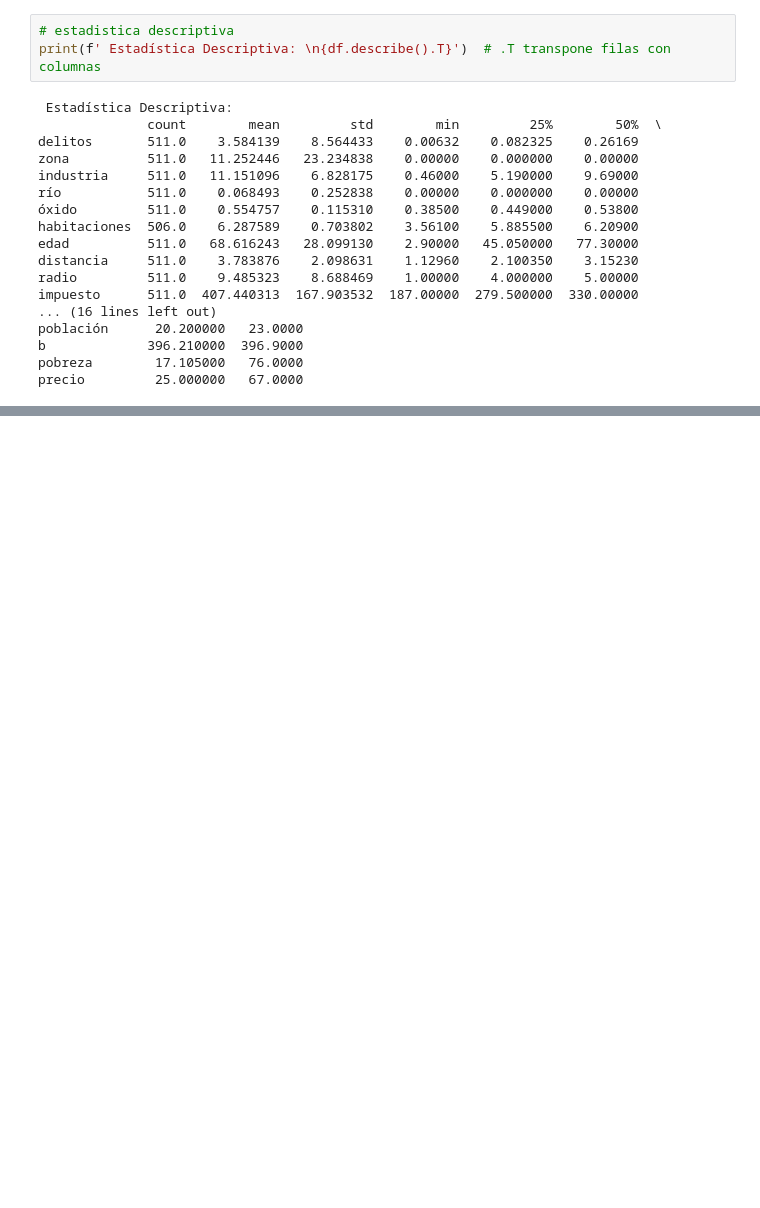
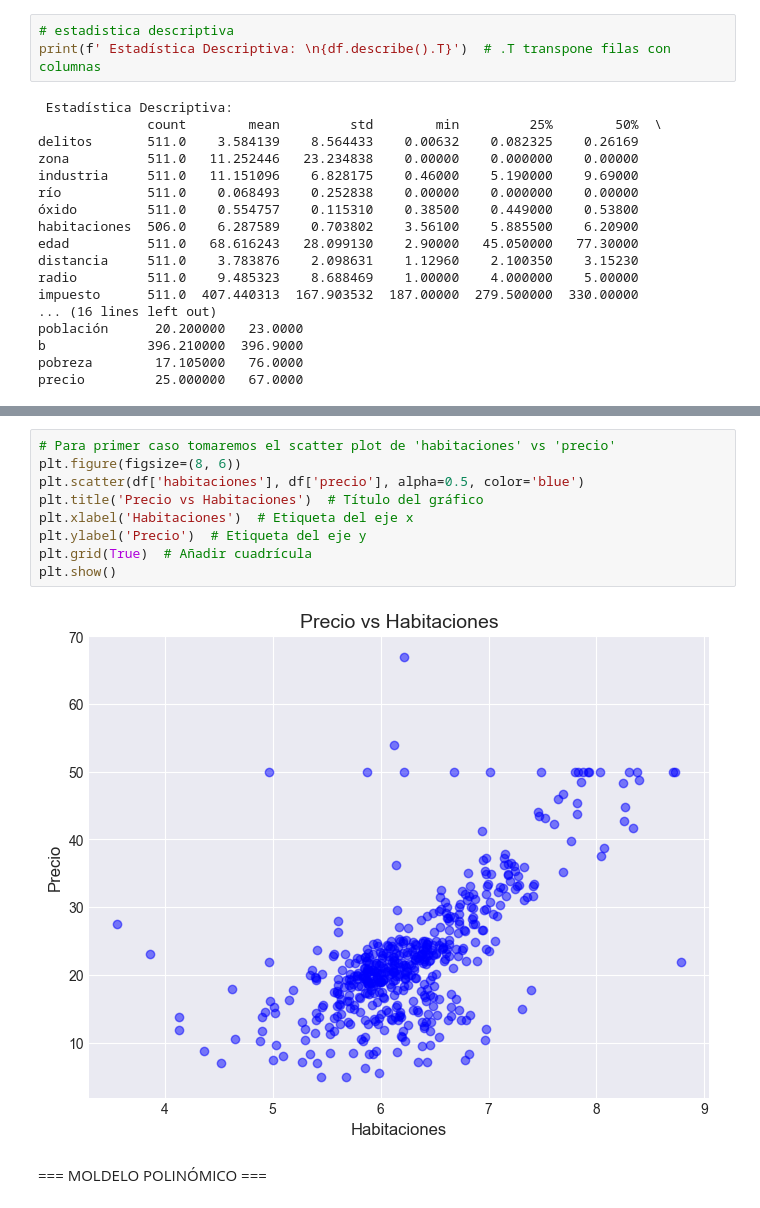
Before and after one commit to beyondAnalysIs/Machine_Learning_Python_scikit-learn, a Jupyter notebook: regresion/02_regresion_polinomica.ipynb, the cells around one changed output, grey strips where cells are left out. Cells and saved outputs as stored; diff of their text form; blank space fills up the shorter version.

```diff
--- a/regresion/02_regresion_polinomica.ipynb
+++ b/regresion/02_regresion_polinomica.ipynb
@@ -97,0 +133,13 @@ precio         25.000000   67.0000
+# %%
+# Para primer caso tomaremos el scatter plot de 'habitaciones' vs 'precio'
+plt.figure(figsize=(8, 6))
+plt.scatter(df['habitaciones'], df['precio'], alpha=0.5, color='blue')
+plt.title('Precio vs Habitaciones')  # Título del gráfico
+plt.xlabel('Habitaciones')  # Etiqueta del eje x
+plt.ylabel('Precio')  # Etiqueta del eje y
+plt.grid(True)  # Añadir cuadrícula
+plt.show()
+# %% [output]
+[figure, added]
+# %% [markdown]
+=== MOLDELO POLINÓMICO ===
```
Also changed, not shown: parts of 13 cells of this notebook, 1 other file.
